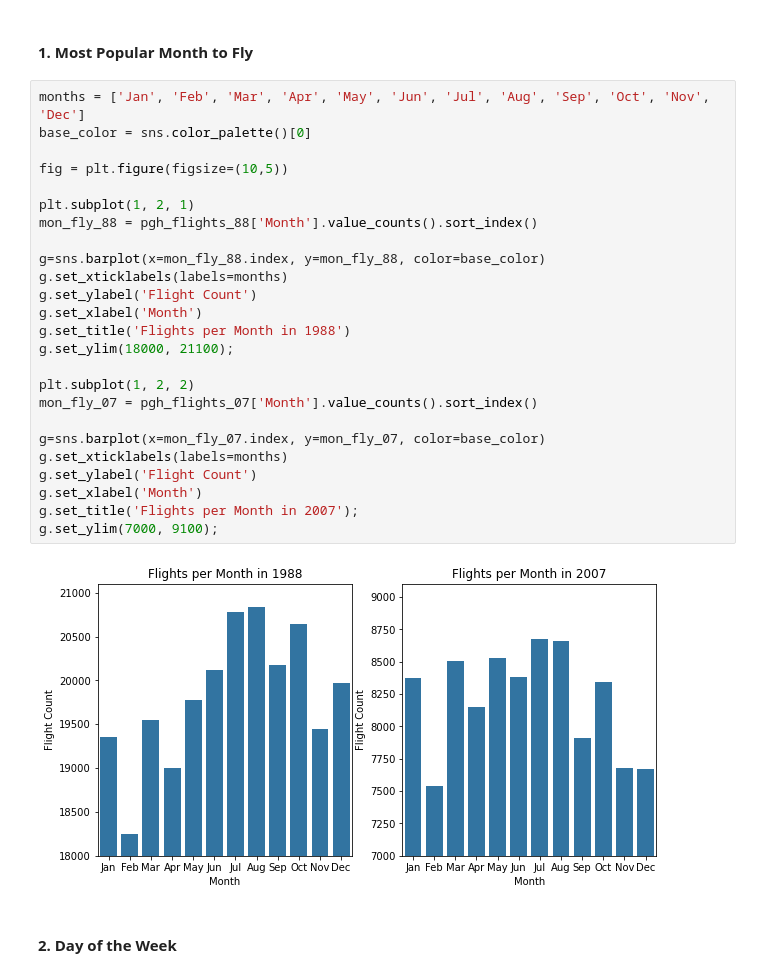
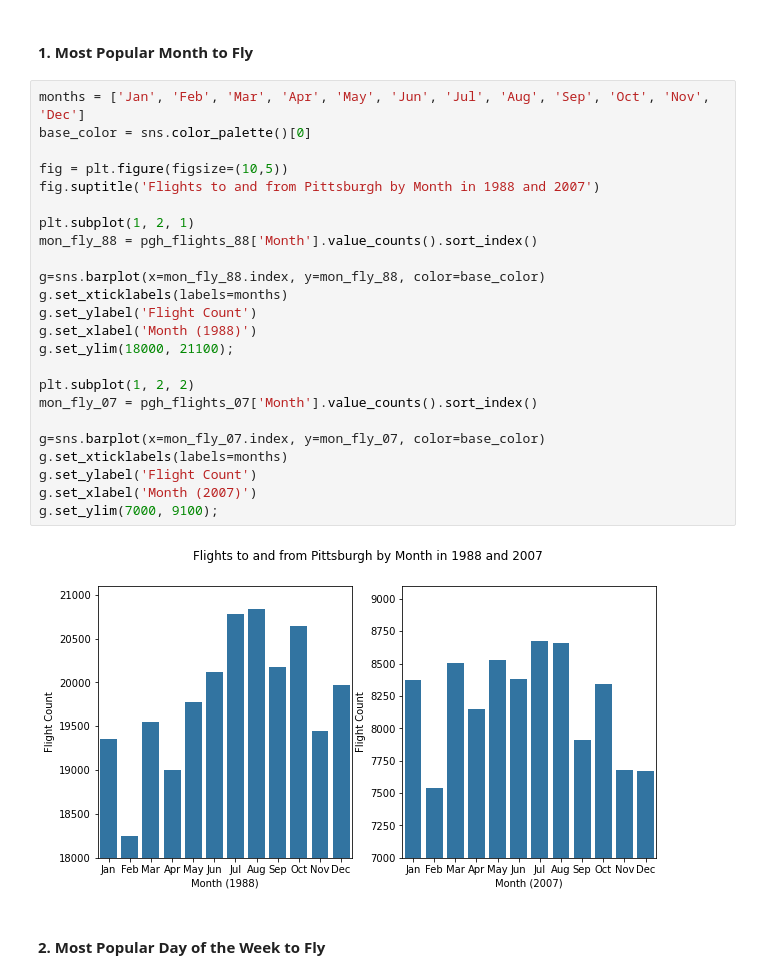
Before and after one commit to Miles-Murphy/vis_final_project, a Jupyter notebook: project_draft.ipynb, the cells around one changed output. Drawn from its saved outputs; the diff is of its cells as text.

```diff
--- a/project_draft.ipynb
+++ b/project_draft.ipynb
@@ -595,29 +574,28 @@ delays_07.head()
 # %%
 months = ['Jan', 'Feb', 'Mar', 'Apr', 'May', 'Jun', 'Jul', 'Aug', 'Sep', 'Oct', 'Nov', 'Dec']
 base_color = sns.color_palette()[0]
 
 fig = plt.figure(figsize=(10,5))
+fig.suptitle('Flights to and from Pittsburgh by Month in 1988 and 2007')
 
 plt.subplot(1, 2, 1)
 mon_fly_88 = pgh_flights_88['Month'].value_counts().sort_index()
 
 g=sns.barplot(x=mon_fly_88.index, y=mon_fly_88, color=base_color)
 g.set_xticklabels(labels=months)
 g.set_ylabel('Flight Count')
-g.set_xlabel('Month')
-g.set_title('Flights per Month in 1988')
+g.set_xlabel('Month (1988)')
 g.set_ylim(18000, 21100);
 
 plt.subplot(1, 2, 2)
 mon_fly_07 = pgh_flights_07['Month'].value_counts().sort_index()
 
 g=sns.barplot(x=mon_fly_07.index, y=mon_fly_07, color=base_color)
 g.set_xticklabels(labels=months)
 g.set_ylabel('Flight Count')
-g.set_xlabel('Month')
-g.set_title('Flights per Month in 2007');
+g.set_xlabel('Month (2007)')
 g.set_ylim(7000, 9100);
 # %% [output]
-[figure, old version]
+[figure, new version]
 # %% [markdown]
-#### 2. Day of the Week
+#### 2. Most Popular Day of the Week to Fly
```
Also changed, not shown: parts of 24 cells of this notebook.
